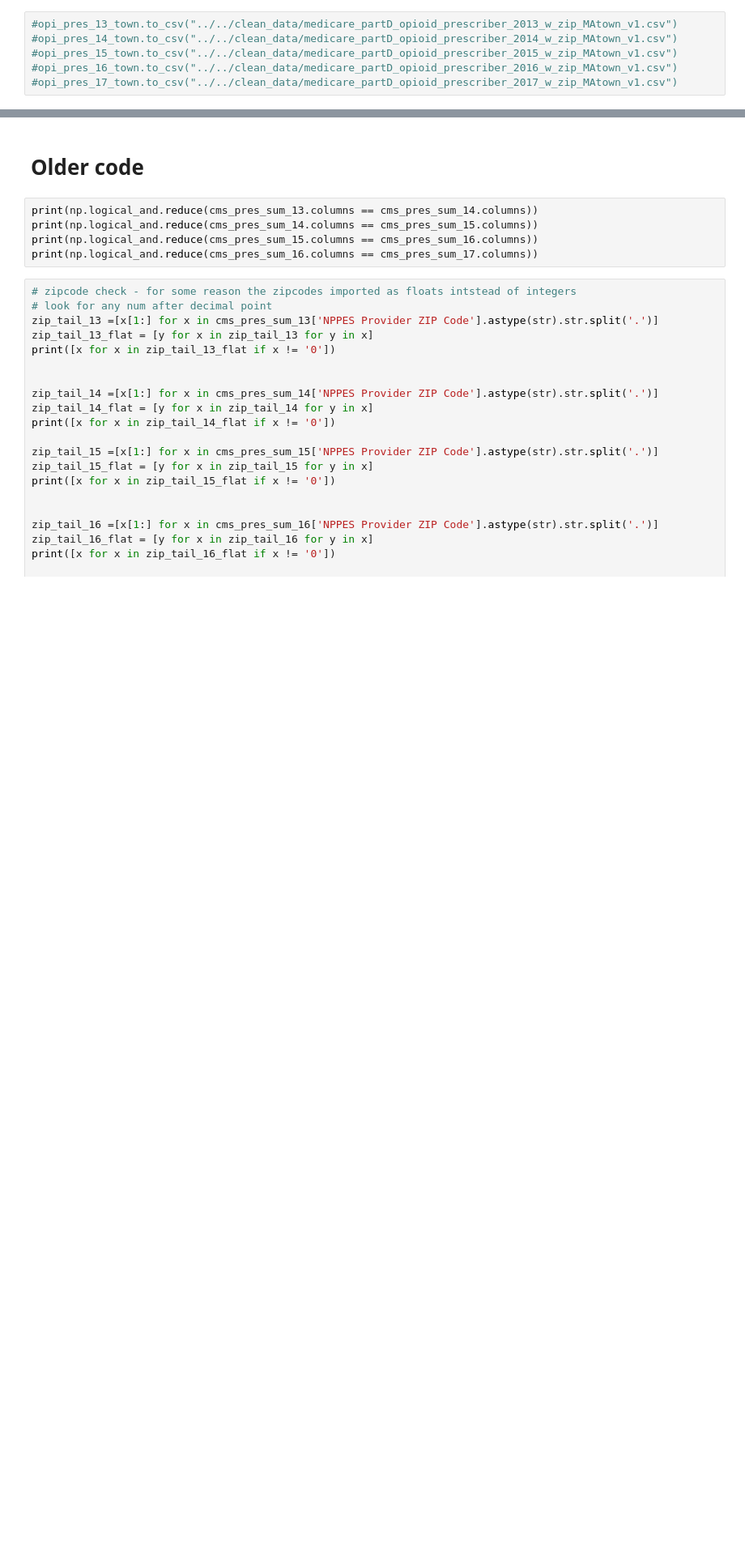
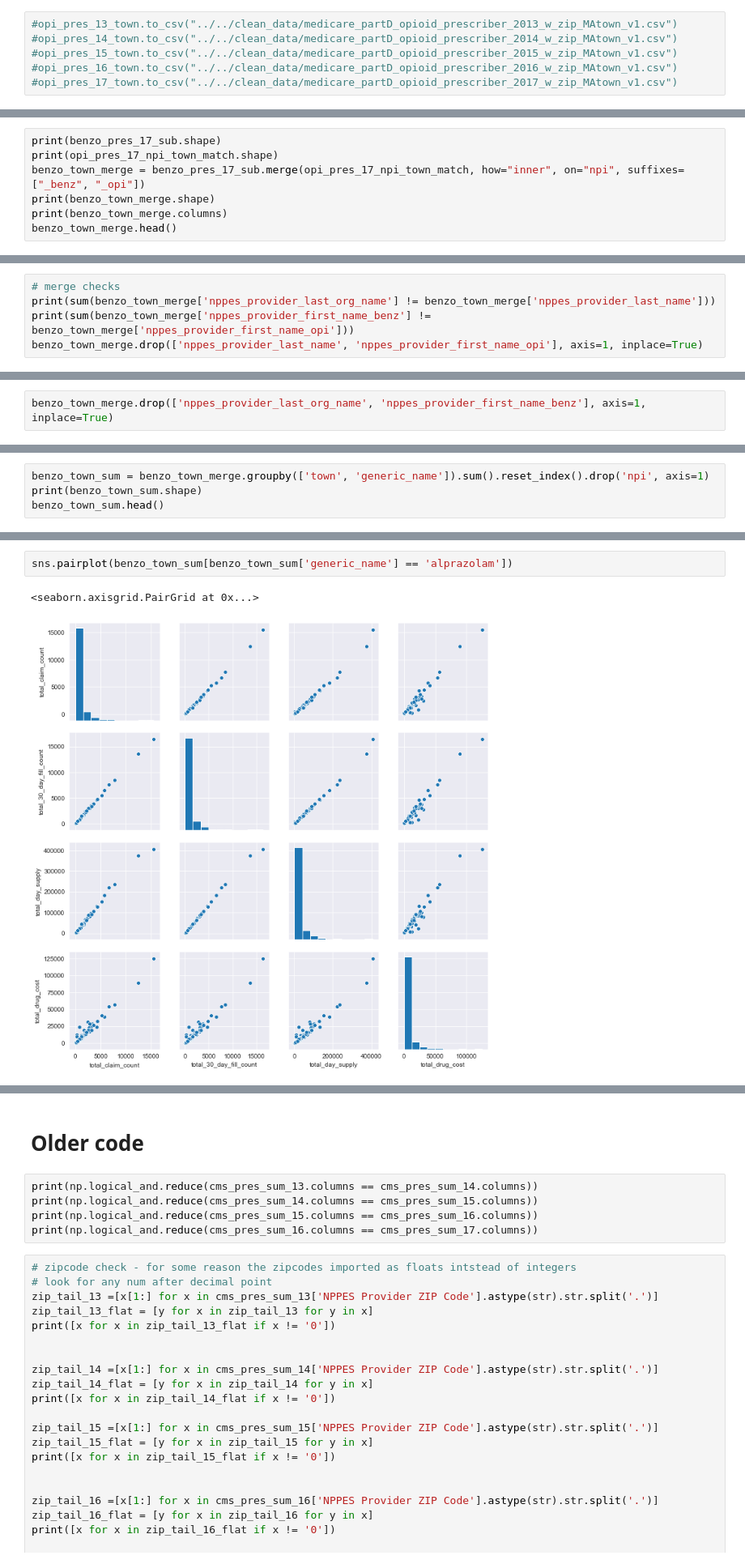
Before and after one commit to darya-akimova/biobot_insight_project, a Jupyter notebook: code/cleaning_and_eda/medicare_opioid_and_nonopioid_prescriber_cleanup_and_town_association.ipynb, the cells around one changed output, grey strips where cells are left out. Shown at 81% size. Cells and saved outputs as stored; diff of their text form; blank space fills up the shorter version.

```diff
--- a/code/cleaning_and_eda/medicare_opioid_and_nonopioid_prescriber_cleanup_and_town_association.ipynb
+++ b/code/cleaning_and_eda/medicare_opioid_and_nonopioid_prescriber_cleanup_and_town_association.ipynb
@@ -870,0 +1073,7 @@ opi_pres_17_town.sample(20)
+# %%
+print(benzo_pres_17_sub.shape)
+print(opi_pres_17_npi_town_match.shape)
+benzo_town_merge = benzo_pres_17_sub.merge(opi_pres_17_npi_town_match, how="inner", on="npi", suffixes=["_benz", "_opi"])
+print(benzo_town_merge.shape)
+print(benzo_town_merge.columns)
+benzo_town_merge.head()
@@ -870,0 +1096,5 @@ opi_pres_17_town.sample(20)
+# %%
+# merge checks
+print(sum(benzo_town_merge['nppes_provider_last_org_name'] != benzo_town_merge['nppes_provider_last_name']))
+print(sum(benzo_town_merge['nppes_provider_first_name_benz'] != benzo_town_merge['nppes_provider_first_name_opi']))
+benzo_town_merge.drop(['nppes_provider_last_name', 'nppes_provider_first_name_opi'], axis=1, inplace=True)
@@ -870,0 +1117,2 @@ opi_pres_17_town.sample(20)
+# %%
+benzo_town_merge.drop(['nppes_provider_last_org_name', 'nppes_provider_first_name_benz'], axis=1, inplace=True)
@@ -870,0 +1128,4 @@ opi_pres_17_town.sample(20)
+# %%
+benzo_town_sum = benzo_town_merge.groupby(['town', 'generic_name']).sum().reset_index().drop('npi', axis=1)
+print(benzo_town_sum.shape)
+benzo_town_sum.head()
@@ -870,0 +1140,5 @@ opi_pres_17_town.sample(20)
+# %%
+sns.pairplot(benzo_town_sum[benzo_town_sum['generic_name'] == 'alprazolam'])
+# %% [output]
+<seaborn.axisgrid.PairGrid at 0x...>
+[figure, added]
```
Also changed, not shown: parts of 96 cells of this notebook, 3 other files.
